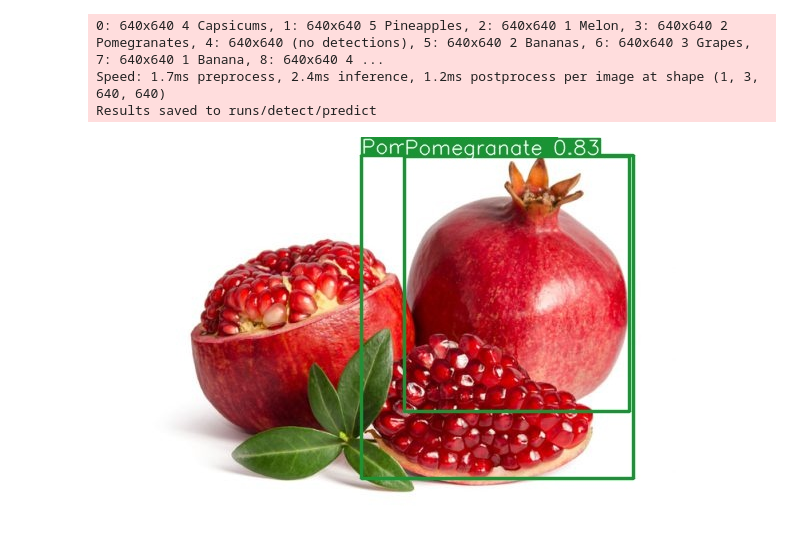
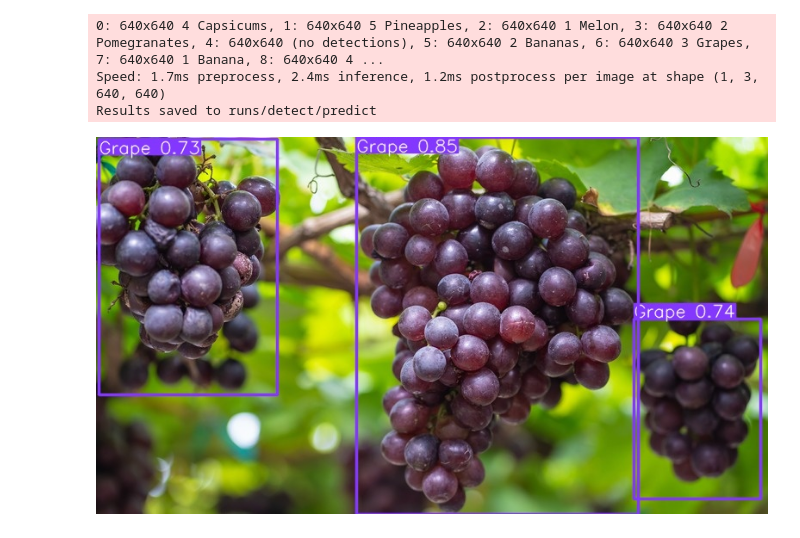
Before and after one commit to parking-place/ml_colab_project, a Jupyter notebook: Object_Detection/04_ yolov8_fine_tuning.ipynb, the cells around one changed output. Cells and saved outputs as stored; diff of their text form; code cells hidden in the pictures.

```diff
--- a/Object_Detection/04_ yolov8_fine_tuning.ipynb
+++ b/Object_Detection/04_ yolov8_fine_tuning.ipynb
@@ -344,14 +344,14 @@ Results saved to runs/detect/predict
 # %%
 pred_path = './runs/detect/predict/*.*'
 
 from matplotlib import pyplot as plt
 from PIL import Image as img
 
 imgs = []
 
 for path in glob(pred_path):
     imgs.append(img.open(path))
 
-imgs[3]
+imgs[6]
 # %% [output]
-[figure, old version]
+[figure, new version]
```
